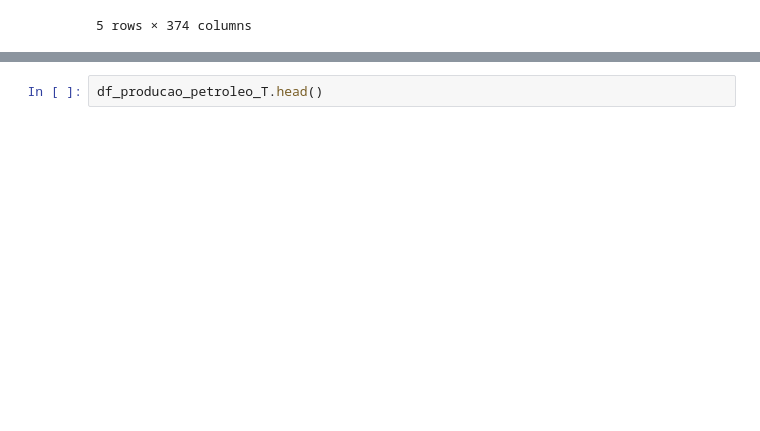
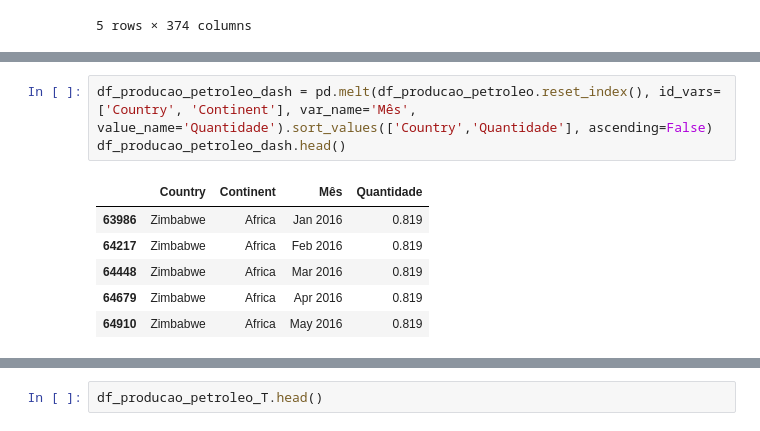
Before and after one commit to Zoneti/fiap-postech-tech-challenge4, a Jupyter notebook: TC4_Grupo44.ipynb, the cells around one changed output, grey strips where cells are left out. Saved outputs shown, nothing was run; the diff lists cells and outputs as text; blank space fills up the shorter version.

```diff
--- a/TC4_Grupo44.ipynb
+++ b/TC4_Grupo44.ipynb
@@ -340,0 +360,10 @@ df_producao_petroleo.head()
+# %%
+df_producao_petroleo_dash = pd.melt(df_producao_petroleo.reset_index(), id_vars=['Country', 'Continent'], var_name='Mês', value_name='Quantidade').sort_values(['Country','Quantidade'], ascending=False)
+df_producao_petroleo_dash.head()
+# %% [output]
+|  | Country | Continent | Mês | Quantidade |
+| 63986 | Zimbabwe | Africa | Jan 2016 | 0.819 |
+| 64217 | Zimbabwe | Africa | Feb 2016 | 0.819 |
+| 64448 | Zimbabwe | Africa | Mar 2016 | 0.819 |
+| 64679 | Zimbabwe | Africa | Apr 2016 | 0.819 |
+| 64910 | Zimbabwe | Africa | May 2016 | 0.819 |
```
Also changed, not shown: parts of 15 cells of this notebook.
